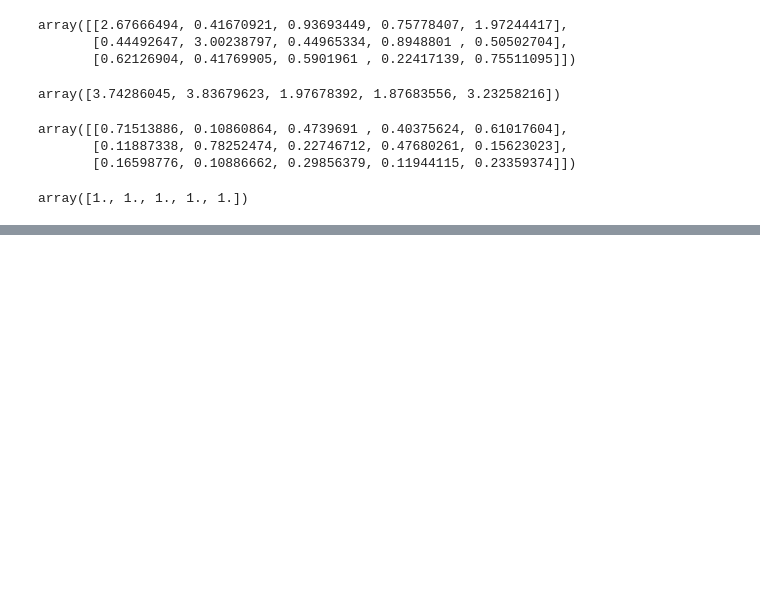
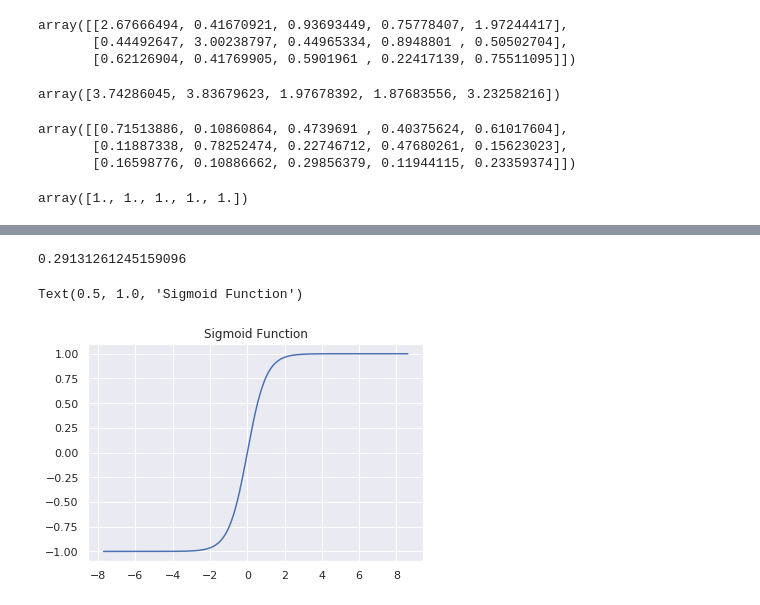
Before and after one commit to krakowiakpawel9/convnet-course, a Jupyter notebook: basics/02_activation_function.ipynb, the cells around one changed output, grey strips where cells are left out. Drawn from its saved outputs; the diff is of its cells as text; code cells hidden in the pictures; blank space fills up the shorter version.

```diff
--- a/basics/02_activation_function.ipynb
+++ b/basics/02_activation_function.ipynb
@@ -112,0 +117,16 @@ array([1., 1., 1., 1., 1.])
+# %%
+def tanh(x):
+    return (np.exp(x) - np.exp(-x)) / (np.exp(x) + np.exp(-x))
+# %%
+tanh(0.3)
+# %% [output]
+0.29131261245159096
+# %%
+data = 3 * np.random.randn(500)
+tanh_data = [tanh(x) for x in sorted(data)]
+
+plt.plot(sorted(data), tanh_data)
+plt.title('Sigmoid Function')
+# %% [output]
+Text(0.5, 1.0, 'Sigmoid Function')
+[figure, added]
```
Also changed, not shown: parts of 1 cell of this notebook.
